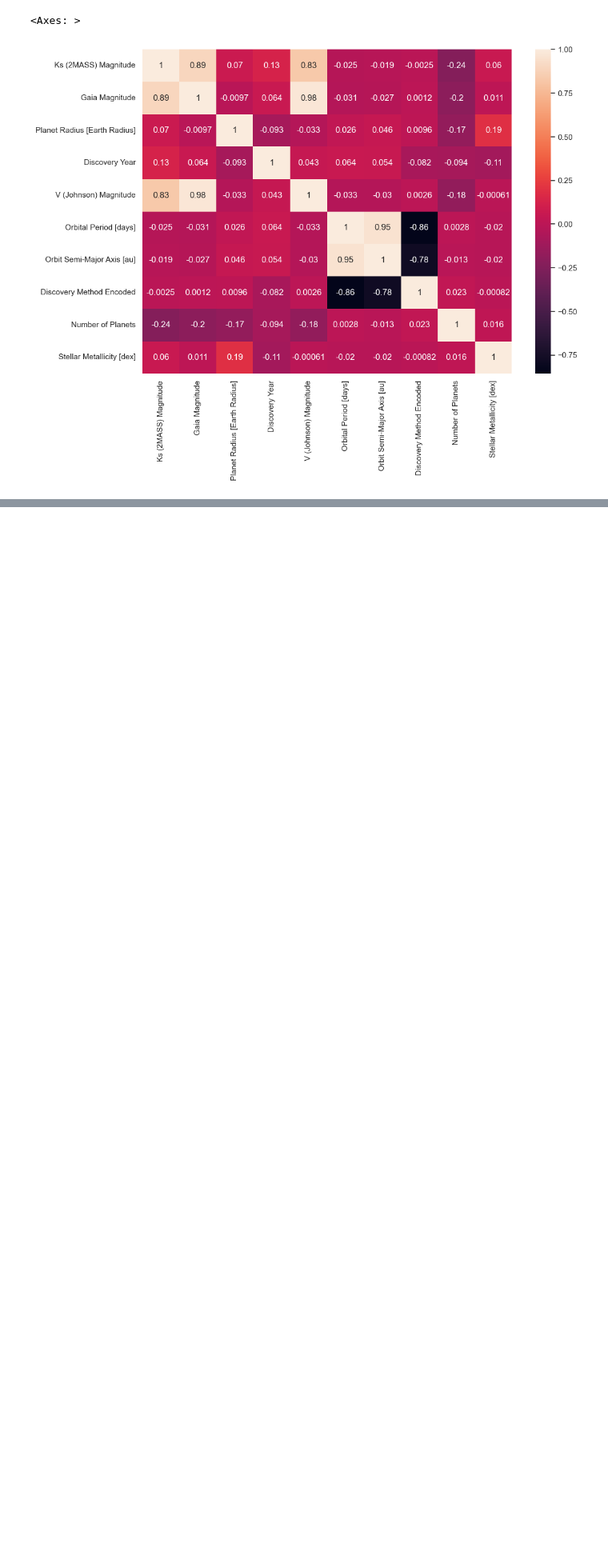
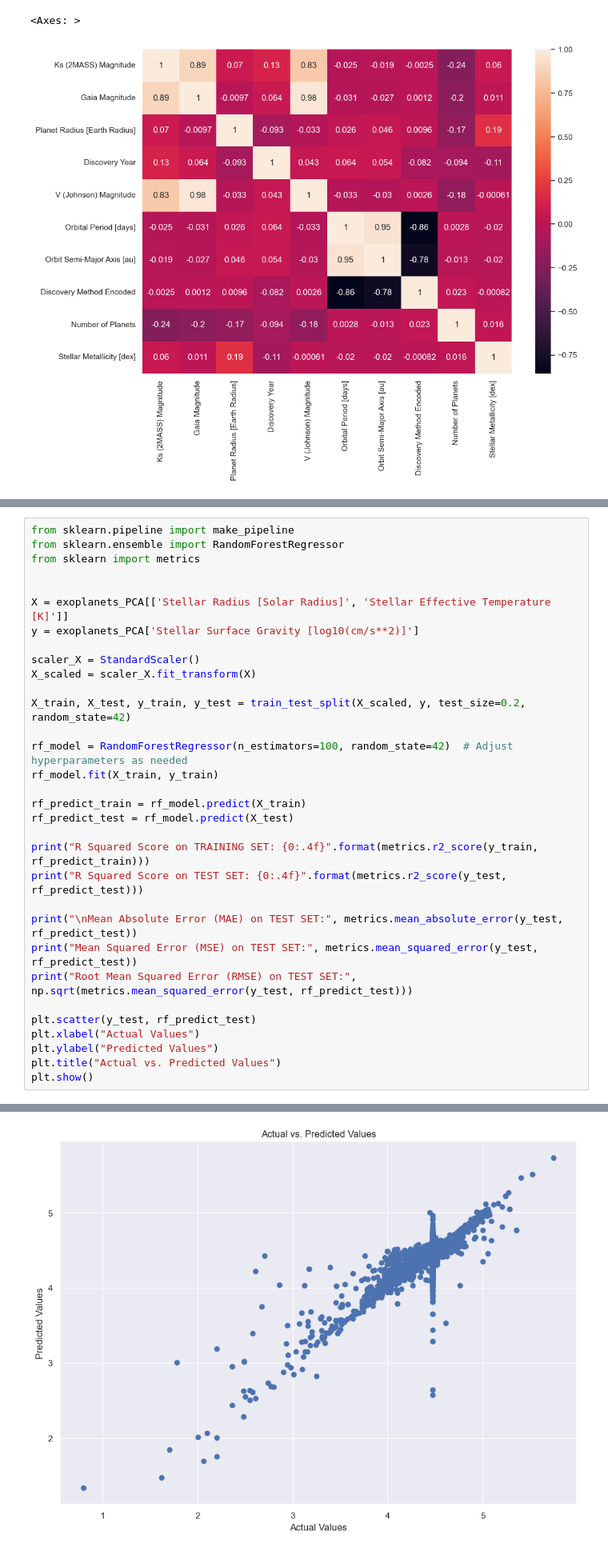
Before and after one commit to joshstantoncodes/Exoplanet-Exploration-Through-Data-Mining, a Jupyter notebook: exoplanetMining.ipynb, the cells around one changed output, grey strips where cells are left out. Shown at 80% size. Drawn from its saved outputs; the diff is of its cells as text; blank space fills up the shorter version.

Commit message:
Models

```diff
--- a/exoplanetMining.ipynb
+++ b/exoplanetMining.ipynb
@@ -687,0 +702,33 @@ sns.heatmap(pc3_k_two.corr(method='pearson', numeric_only=True),annot=True)
+# %%
+from sklearn.pipeline import make_pipeline
+from sklearn.ensemble import RandomForestRegressor
+from sklearn import metrics
+
+
+X = exoplanets_PCA[['Stellar Radius [Solar Radius]', 'Stellar Effective Temperature [K]']]
+y = exoplanets_PCA['Stellar Surface Gravity [log10(cm/s**2)]']
+
+scaler_X = StandardScaler()
+X_scaled = scaler_X.fit_transform(X)
+
+X_train, X_test, y_train, y_test = train_test_split(X_scaled, y, test_size=0.2, random_state=42)
+
+rf_model = RandomForestRegressor(n_estimators=100, random_state=42)  # Adjust hyperparameters as needed
+rf_model.fit(X_train, y_train)
+
+rf_predict_train = rf_model.predict(X_train)
+rf_predict_test = rf_model.predict(X_test)
+
+print("R Squared Score on TRAINING SET: {0:.4f}".format(metrics.r2_score(y_train, rf_predict_train)))
+print("R Squared Score on TEST SET: {0:.4f}".format(metrics.r2_score(y_test, rf_predict_test)))
+
+print("\nMean Absolute Error (MAE) on TEST SET:", metrics.mean_absolute_error(y_test, rf_predict_test))
+print("Mean Squared Error (MSE) on TEST SET:", metrics.mean_squared_error(y_test, rf_predict_test))
+print("Root Mean Squared Error (RMSE) on TEST SET:", np.sqrt(metrics.mean_squared_error(y_test, rf_predict_test)))
+
+plt.scatter(y_test, rf_predict_test)
+plt.xlabel("Actual Values")
+plt.ylabel("Predicted Values")
+plt.title("Actual vs. Predicted Values")
+plt.show()
+# %% [output]
@@ -687,0 +741 @@ sns.heatmap(pc3_k_two.corr(method='pearson', numeric_only=True),annot=True)
+[figure, added]
```
Also changed, not shown: parts of 9 cells of this notebook.
